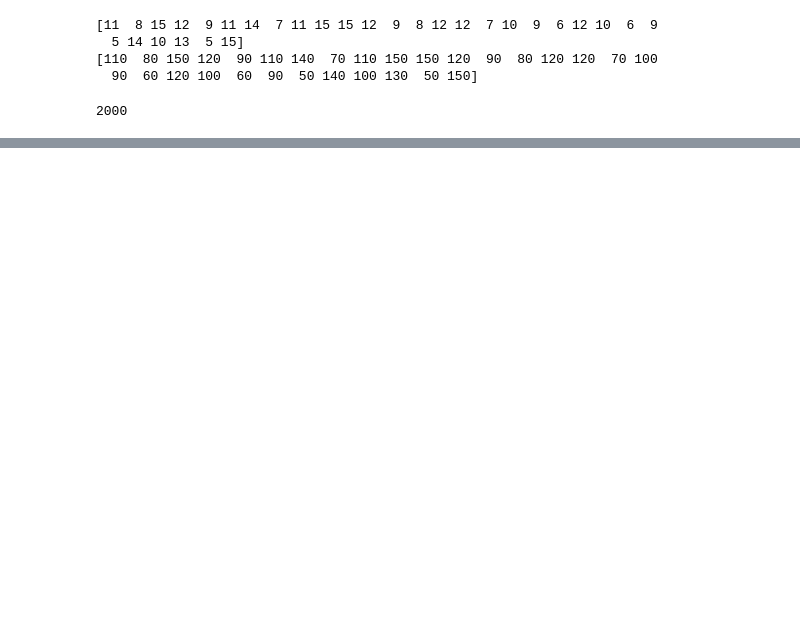
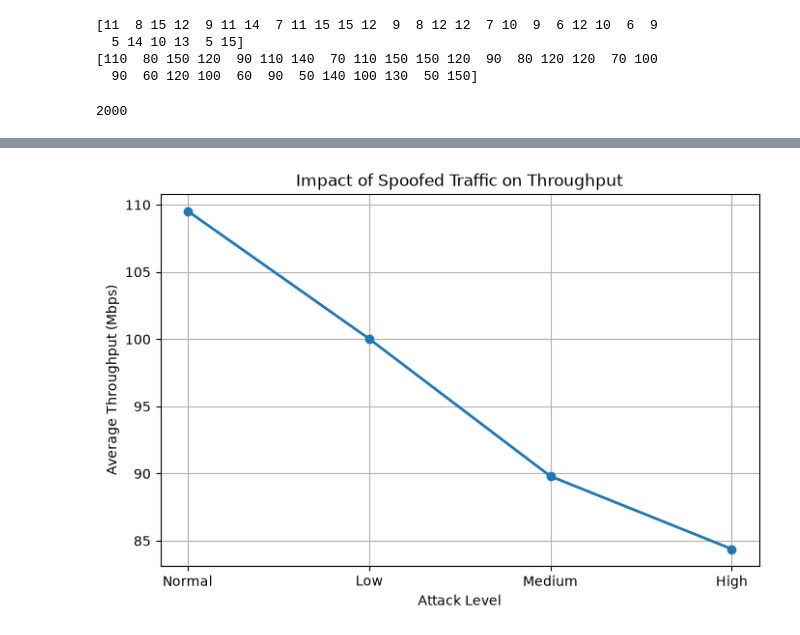
Before and after one commit to Chathuranga630/sionna, a Jupyter notebook: Spoofed_Traffic.ipynb, the cells around one changed output, grey strips where cells are left out. Cells and saved outputs as stored; diff of their text form; code cells hidden in the pictures; blank space fills up the shorter version.

```diff
--- a/Spoofed_Traffic.ipynb
+++ b/Spoofed_Traffic.ipynb
@@ -1231,0 +1337,28 @@ print(packet_loss1, "%")
+# %%
+# Throughput vs Attack Level
+plt.figure(figsize=(8,5))
+
+plt.plot(
+    impact_results["Attack_Level"],
+    impact_results["Avg_Throughput_Mbps"],
+    marker='o',
+    linewidth=2
+)
+
+plt.xlabel("Attack Level")
+
+plt.ylabel("Average Throughput (Mbps)")
+
+plt.title("Impact of Spoofed Traffic on Throughput")
+
+plt.grid(True)
+
+plt.savefig(
+    "figures_step8_throughput_vs_attack.png",
+    dpi=300,
+    bbox_inches="tight"
+)
+
+plt.show()
+# %% [output]
+[figure, added]
```
Also changed, not shown: parts of 46 cells of this notebook.
